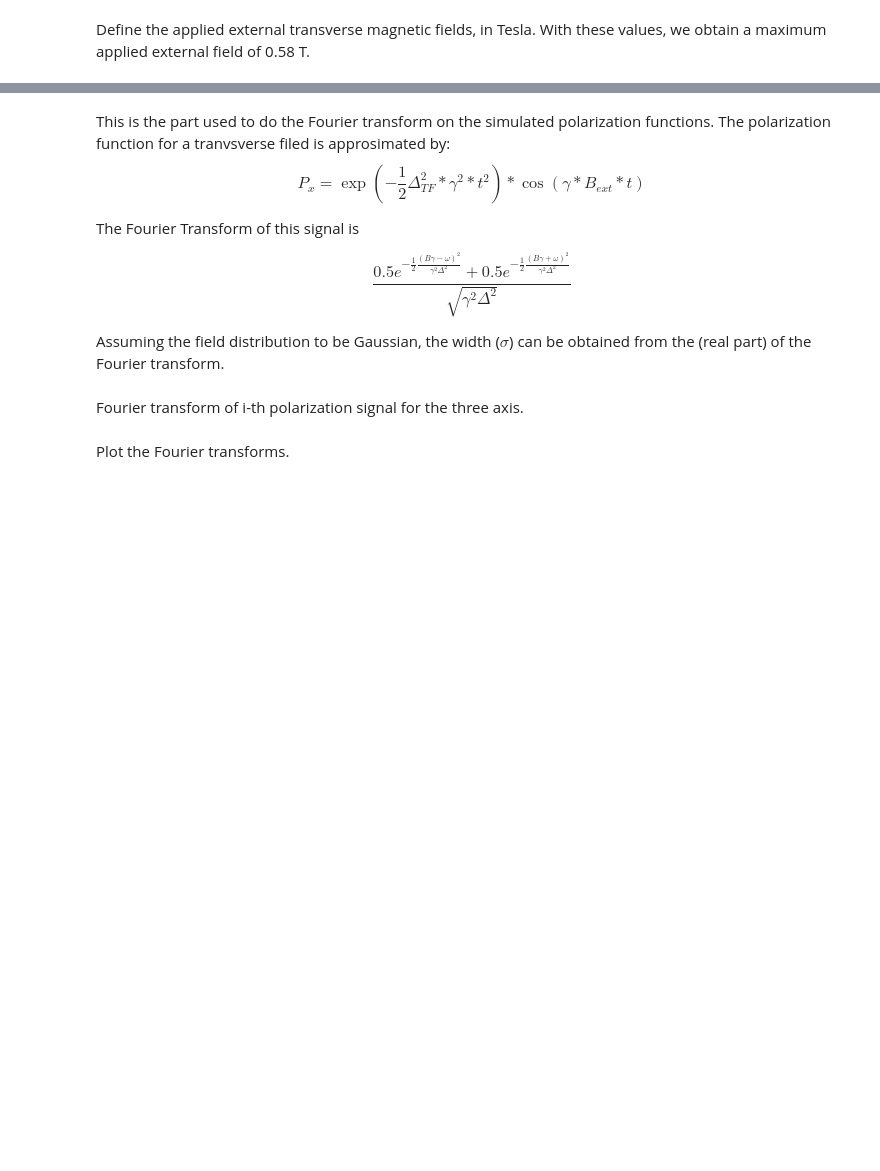
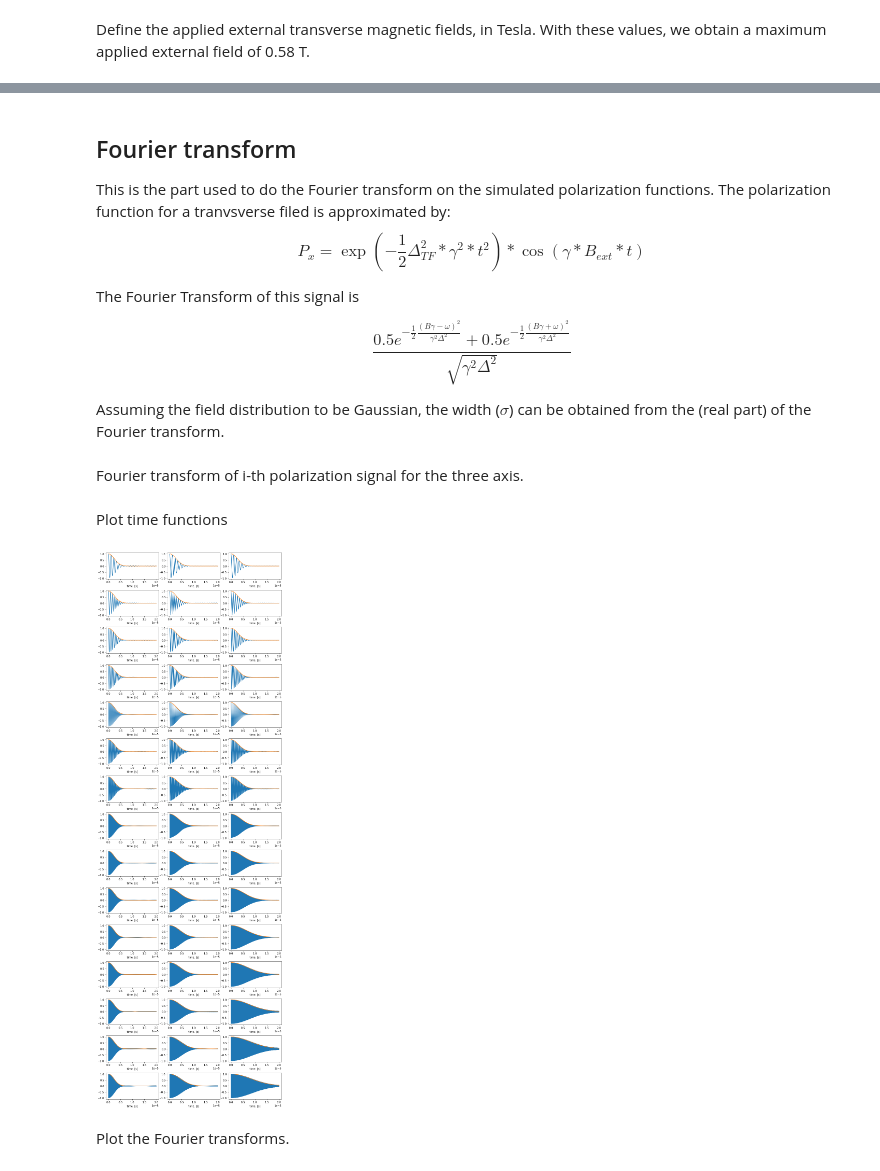
Before and after one commit to bonfus/undi, a Jupyter notebook: examples/Hartmann.ipynb, the cells around one changed output, grey strips where cells are left out. Saved outputs shown, nothing was run; the diff lists cells and outputs as text; code cells hidden in the pictures; blank space fills up the shorter version.

```diff
--- a/examples/Hartmann.ipynb
+++ b/examples/Hartmann.ipynb
@@ -162,8 +162,10 @@ else:
     tlist = data.get('tlist')
     signal = data.get('signal')
 # %% [markdown]
+## Fourier transform
+
 This is the part used to do the Fourier transform on the simulated polarization functions.
-The polarization function for a tranvsverse filed is approsimated by:
+The polarization function for a tranvsverse filed is approximated by:
 $$
 P_x = \exp(-\frac{1}{2} \Delta_{TF}^2 * \gamma^2 * t^2) * \cos(\gamma * B_{ext} * t)
 $$
@@ -211,3 +218,21 @@ for i in range(fields):
+# %% [markdown]
+Plot time functions
+# %%
+ncols = 3
+nrows = fields
+fig, axes = plt.subplots(nrows, ncols, figsize=(10,30))
+l=0
+for ax in axes.flat:
+    i=l//3
+    j=l%3
+    ax.plot(tlist,signal[i,j])
+    ax.plot(tlist,np.exp(-0.5*(stddev[i, j]**2)*tlist**2))
+    ax.set_xlabel('time. [s]')
+    l += 1
+fig.tight_layout()
+plt.show()
+# %% [output]
+[figure, added]
 # %% [markdown]
 Plot the Fourier transforms.
 # %%
```
Also changed, not shown: parts of 13 cells of this notebook, 3 other files.
